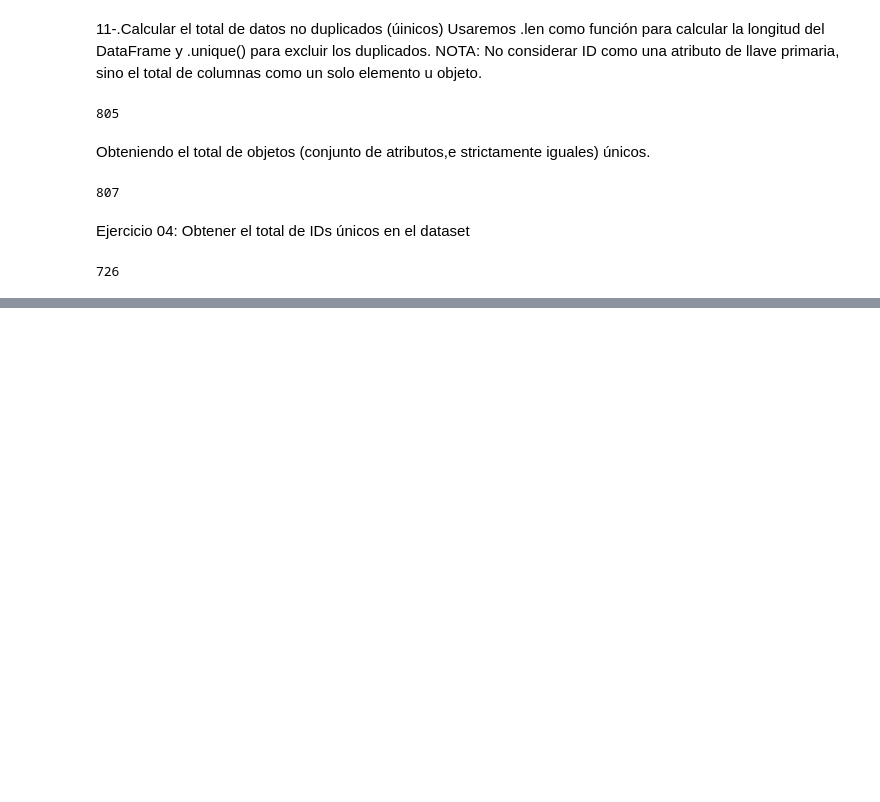
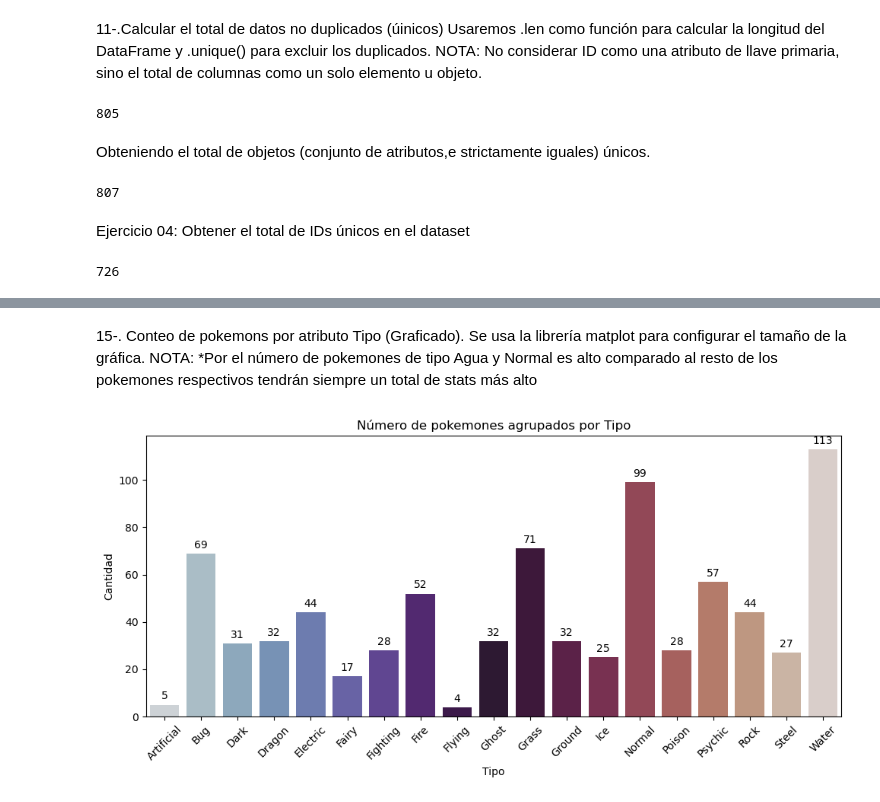
Before and after one commit to BR1ANJ3Sus3B/ICBD_9A_IDGS_PRACTICAS-230308-BrianJesus-Mendoza-Marquez, a Jupyter notebook: Practica03-BrianJesus/BrianJesusM-Practica03.ipynb, the cells around one changed output, grey strips where cells are left out. Cells and saved outputs as stored; diff of their text form; code cells hidden in the pictures; blank space fills up the shorter version.

```diff
--- a/Practica03-BrianJesus/BrianJesusM-Practica03.ipynb
+++ b/Practica03-BrianJesus/BrianJesusM-Practica03.ipynb
@@ -316,0 +394,32 @@ len(pokemons1["#"].unique())
+# %% [markdown]
+15-. Conteo de pokemons por atributo Tipo (Graficado).
+Se usa la librería matplot para configurar el tamaño de la gráfica. NOTA: *Por el número de pokemones de tipo Agua y Normal es alto comparado al resto de los pokemones respectivos tendrán siempre un total de stats más alto
+# %%
+tipos_ordenados = sorted(pokemons1['Type'].unique())
+
+plt.figure(figsize=(10, 5))
+ax = sns.countplot(
+    data=pokemons1,
+    x='Type',
+    hue='Type',
+    palette='twilight',
+    order=tipos_ordenados,      # Ordena el eje X alfabéticamente
+    hue_order=tipos_ordenados   # Ordena las leyendas (colores) alfabéticamente
+)
+
+# Agregar totales en la parte superior de cada barra
+for container in ax.containers:
+    ax.bar_label(
+        container,
+        label_type='edge',
+        padding=3
+    )
+
+plt.title('Número de pokemones agrupados por Tipo')
+plt.xlabel('Tipo')
+plt.ylabel('Cantidad')
+plt.xticks(rotation=45)
+plt.tight_layout()
+plt.show()
+# %% [output]
+[figure, added]
```
Also changed, not shown: parts of 17 cells of this notebook.
